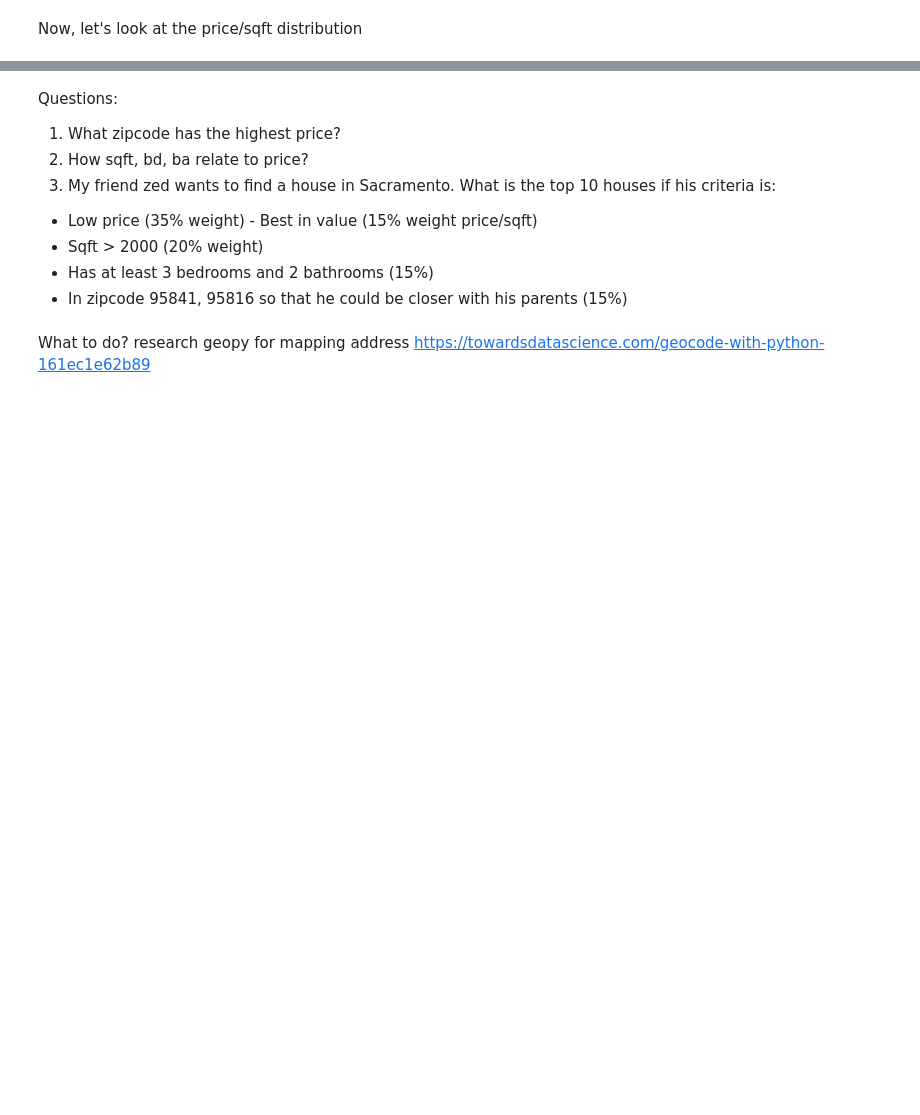
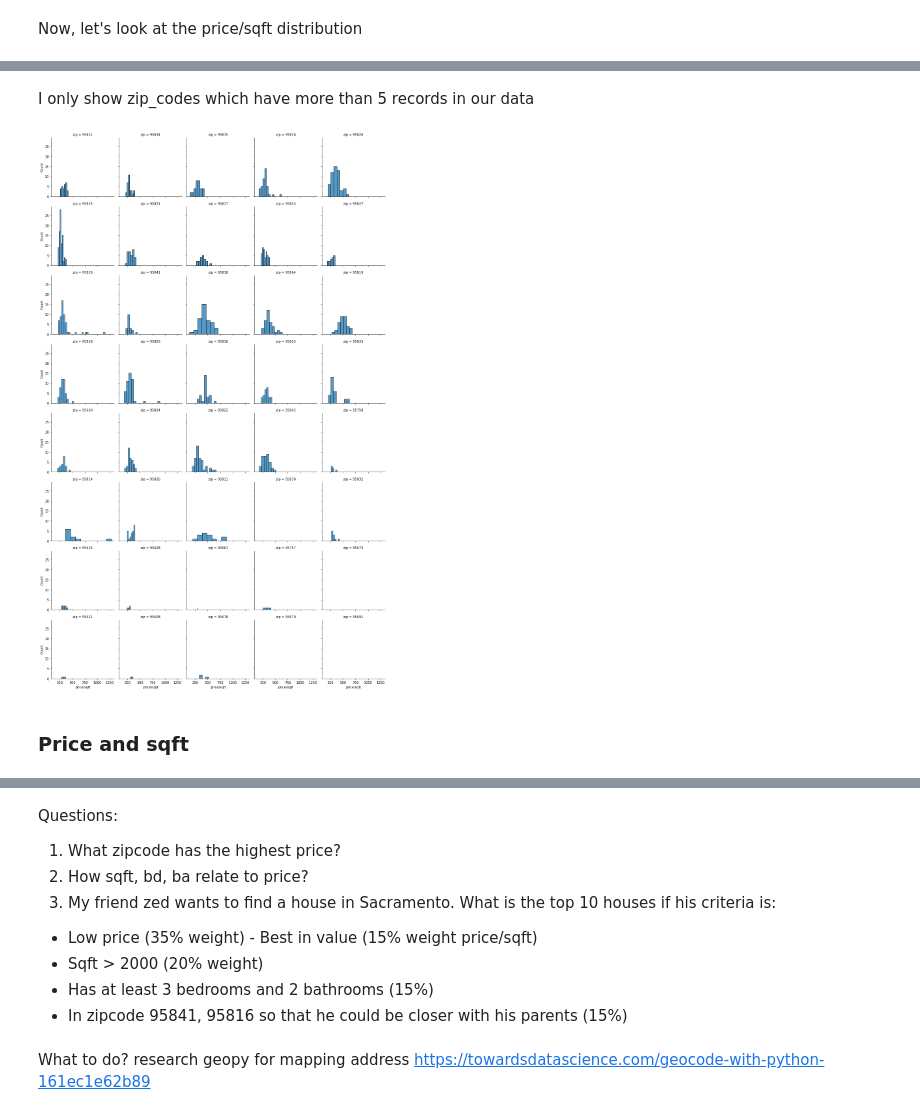
Before and after one commit to PlacidSerene/Housing-Analysis, a Jupyter notebook: House_Prediction.ipynb, the cells around one changed output, grey strips where cells are left out. Saved outputs shown, nothing was run; the diff lists cells and outputs as text; code cells hidden in the pictures; blank space fills up the shorter version.

```diff
--- a/House_Prediction.ipynb
+++ b/House_Prediction.ipynb
@@ -706,0 +587,2 @@ df_clean
+# %% [markdown]
+I only show zip_codes which have more than 5 records in our data
@@ -706,0 +591,7 @@ df_clean
+# %%
+price_zip = sb.FacetGrid(df, col='zip',height=3, col_wrap=5)
+price_zip.map_dataframe(sb.histplot, x='price/sqft');
+# %% [output]
+[figure, added]
+# %% [markdown]
+### Price and sqft
```
Also changed, not shown: parts of 81 cells of this notebook.
